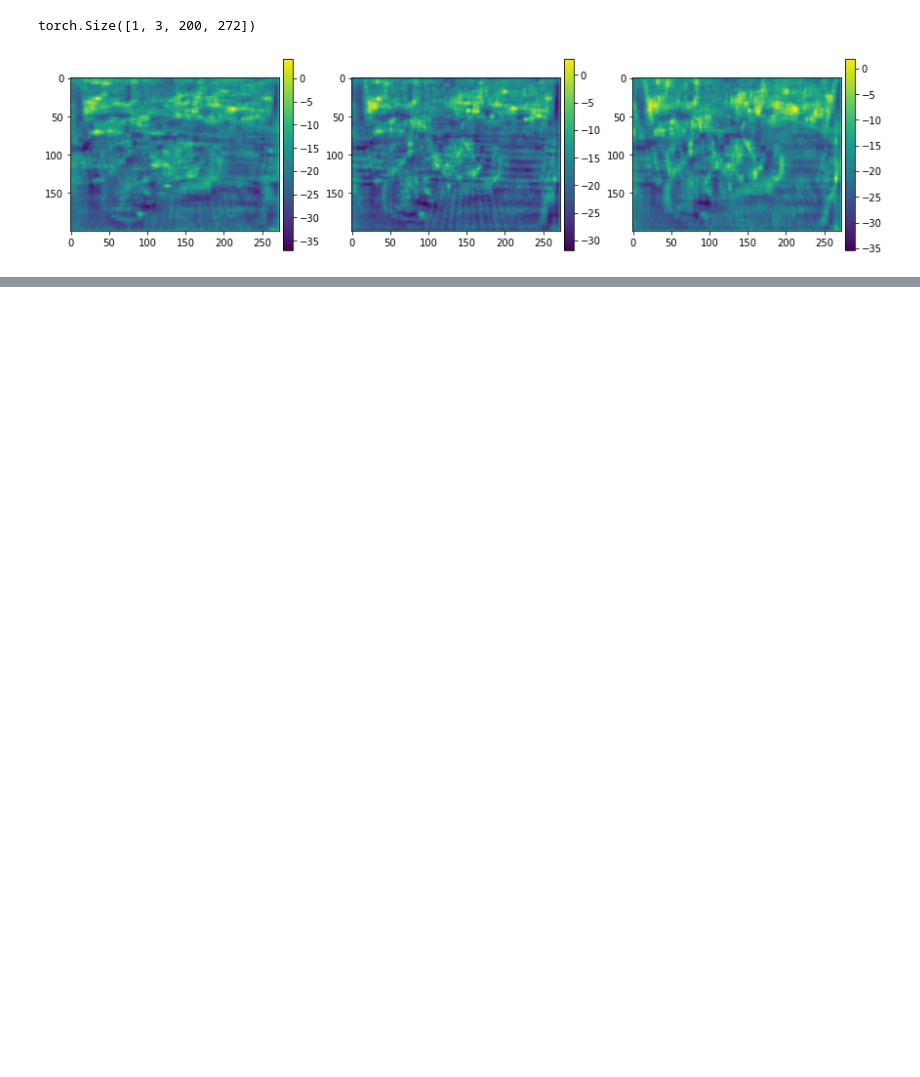
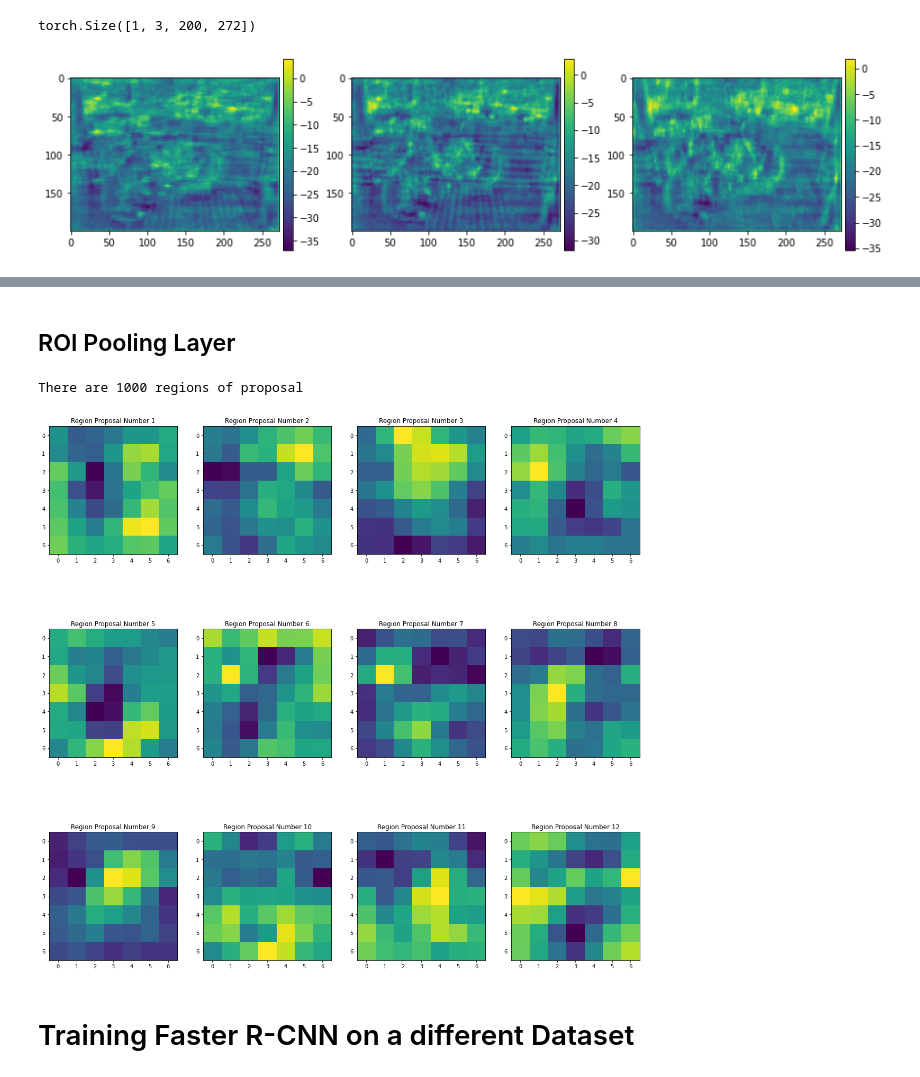
Before and after one commit to YassYe/Deeplearning-Workshops-FYP, a Jupyter notebook: ObjectDetection.ipynb, the cells around one changed output, grey strips where cells are left out. Drawn from its saved outputs; the diff is of its cells as text; code cells hidden in the pictures; blank space fills up the shorter version.

```diff
--- a/ObjectDetection.ipynb
+++ b/ObjectDetection.ipynb
@@ -256,0 +269,5 @@ tensor([[-10.9859, -16.7748, -16.9358,  ..., -17.0290, -14.1395, -10.4287],
+# %%
+for i in range(len(outputsrpn[0][1])):
+    print(outputsrpn[0][1][i].shape)
+for i in range(len(outputsrpn[0][0])):
+    print(outputsrpn[0][0][i].shape)
@@ -256,0 +285,26 @@ tensor([[-10.9859, -16.7748, -16.9358,  ..., -17.0290, -14.1395, -10.4287],
+# %% [markdown]
+## ROI Pooling Layer
+# %%
+# Get ROI layer output
+outputsROI =[]
+model.eval()
+hookROI = model.roi_heads.box_roi_pool.register_forward_hook(
+    lambda self, input, output: outputsROI.append(output))
+
+with torch.no_grad():
+    ROIres = model([test_tensor])
+hookROI.remove()
+# %%
+print("There are {} regions of proposal".format(len(outputsROI[0])))
+plt.figure(figsize=(20,20))
+plt.tight_layout()
+for i in range(12):
+    plt.subplot(3,4,i+1)
+    plt.imshow(outputsROI[0][0][i])
+    plt.title("Region Proposal Number {}".format(i+1))
+plt.show()
+# %% [output]
+There are 1000 regions of proposal
+[figure, added]
+# %% [markdown]
+# Training Faster R-CNN on a different Dataset
```
Also changed, not shown: parts of 8 cells of this notebook.
